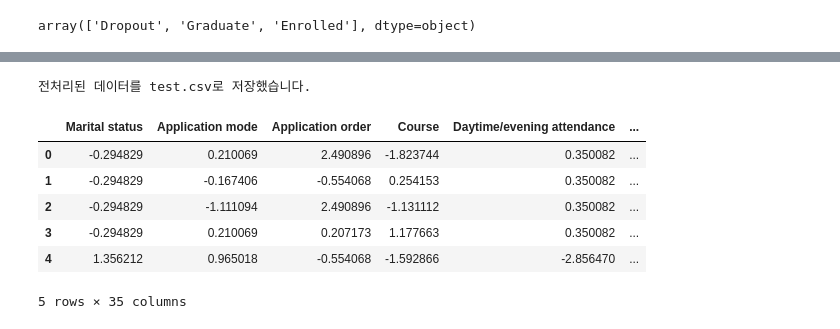
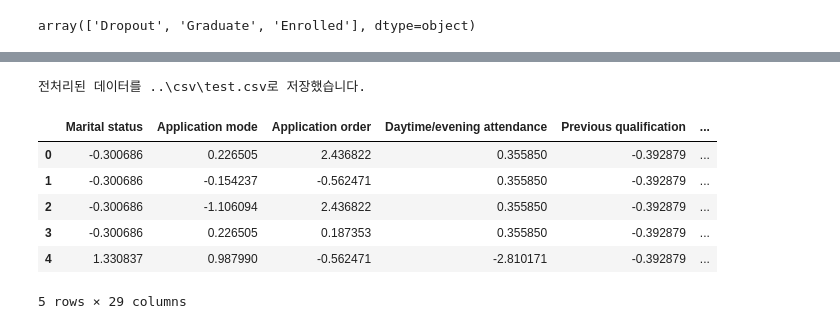
Before and after one commit to SKNETWORKS-FAMILY-AICAMP/SKN20-2nd-4TEAM, a Jupyter notebook: code/test.ipynb, the cells around one changed output, grey strips where cells are left out. Cells and saved outputs as stored; diff of their text form; code cells hidden in the pictures.

```diff
--- a/code/test.ipynb
+++ b/code/test.ipynb
@@ -7,7 +7,7 @@ from sklearn.preprocessing import OneHotEncoder, StandardScaler
 from sklearn.compose import ColumnTransformer
 from sklearn.pipeline import Pipeline
 
-url = './dataset.csv'
+url = '../data/dataset.csv'
 df = pd.read_csv(url)
 print('원본 데이터 형태:', df.shape)
 df.head()
@@ -56,10 +62,43 @@ feature_cols = [col for col in df.columns if col != 'Target']
 X = df[feature_cols]
 y = df['Target']
 
+columns_to_drop = set()
+
+# 3-1. 식별자 및 상수 컬럼 제거
+id_like = [col for col in feature_cols if 'id' in col.lower()]
+constant_cols = [col for col in feature_cols if X[col].nunique(dropna=False) <= 1]
+columns_to_drop.update(id_like)
+columns_to_drop.update(constant_cols)
+
+# 3-2. 타깃과의 상관관계가 거의 없는 수치 컬럼 제거
+numeric_candidates = X.select_dtypes(include=['number']).columns.tolist()
+low_corr_numeric = []
+for col in numeric_candidates:
+    corr = X[col].corr(y)
+    if pd.isna(corr) or abs(corr) < 0.02:
+        low_corr_numeric.append(col)
+columns_to_drop.update(low_corr_numeric)
+
+# 3-3. 고유값 비율이 과도한 범주형 컬럼 제거
+categorical_candidates = X.select_dtypes(include=['object', 'category']).columns.tolist()
+high_cardinality = [
+    col
+    for col in categorical_candidates
+    if (X[col].nunique(dropna=False) / len(X)) > 0.6
+]
+columns_to_drop.update(high_cardinality)
+
+if columns_to_drop:
+    print('제거 대상 컬럼:', sorted(columns_to_drop))
+    X = X.drop(columns=columns_to_drop)
+else:
+    print('제거 대상 컬럼 없음')
+
+feature_cols = X.columns.tolist()
 categorical_cols = X.select_dtypes(include=['object', 'category']).columns.tolist()
 numeric_cols = X.select_dtypes(include=['number']).columns.tolist()
 
 print(f'총 특징 수: {len(feature_cols)}')
-print(f' - 수치형: {numeric_cols}')
-print(f' - 범주형: {categorical_cols}')
+print(f' - 수치형 ({len(numeric_cols)}개): {numeric_cols}')
+print(f' - 범주형 ({len(categorical_cols)}개): {categorical_cols}')
 # %% [output]
@@ -136,24 +176,24 @@ Name: ratio, dtype: float64
 # %%
 # 6. 전처리 데이터 저장
 from pathlib import Path
 
 processed_dataset = X_processed_df.copy()
 processed_dataset['Target'] = y
 
-output_path = Path('test.csv')
+output_path = Path('../csv/test.csv')
 if output_path.exists():
     print(f"{output_path} 파일이 이미 존재합니다. 저장을 건너뜁니다.")
 else:
     processed_dataset.to_csv(output_path, index=False)
     print(f"전처리된 데이터를 {output_path}로 저장했습니다.")
 
 processed_dataset.head()
 # %% [output]
-전처리된 데이터를 test.csv로 저장했습니다.
+전처리된 데이터를 ..\csv\test.csv로 저장했습니다.
-|  | Marital status | Application mode | Application order | Course | Daytime/evening attendance | ... |
-| 0 | -0.294829 | 0.210069 | 2.490896 | -1.823744 | 0.350082 | ... |
-| 1 | -0.294829 | -0.167406 | -0.554068 | 0.254153 | 0.350082 | ... |
-| 2 | -0.294829 | -1.111094 | 2.490896 | -1.131112 | 0.350082 | ... |
-| 3 | -0.294829 | 0.210069 | 0.207173 | 1.177663 | 0.350082 | ... |
-| 4 | 1.356212 | 0.965018 | -0.554068 | -1.592866 | -2.856470 | ... |
+|  | Marital status | Application mode | Application order | Daytime/evening attendance | Previous qualification | ... |
+| 0 | -0.300686 | 0.226505 | 2.436822 | 0.355850 | -0.392879 | ... |
+| 1 | -0.300686 | -0.154237 | -0.562471 | 0.355850 | -0.392879 | ... |
+| 2 | -0.300686 | -1.106094 | 2.436822 | 0.355850 | -0.392879 | ... |
+| 3 | -0.300686 | 0.226505 | 0.187353 | 0.355850 | -0.392879 | ... |
+| 4 | 1.330837 | 0.987990 | -0.562471 | -2.810171 | -0.392879 | ... |
-5 rows × 35 columns
+5 rows × 29 columns
```
Also changed, not shown: parts of 4 cells of this notebook, 6 other files.
